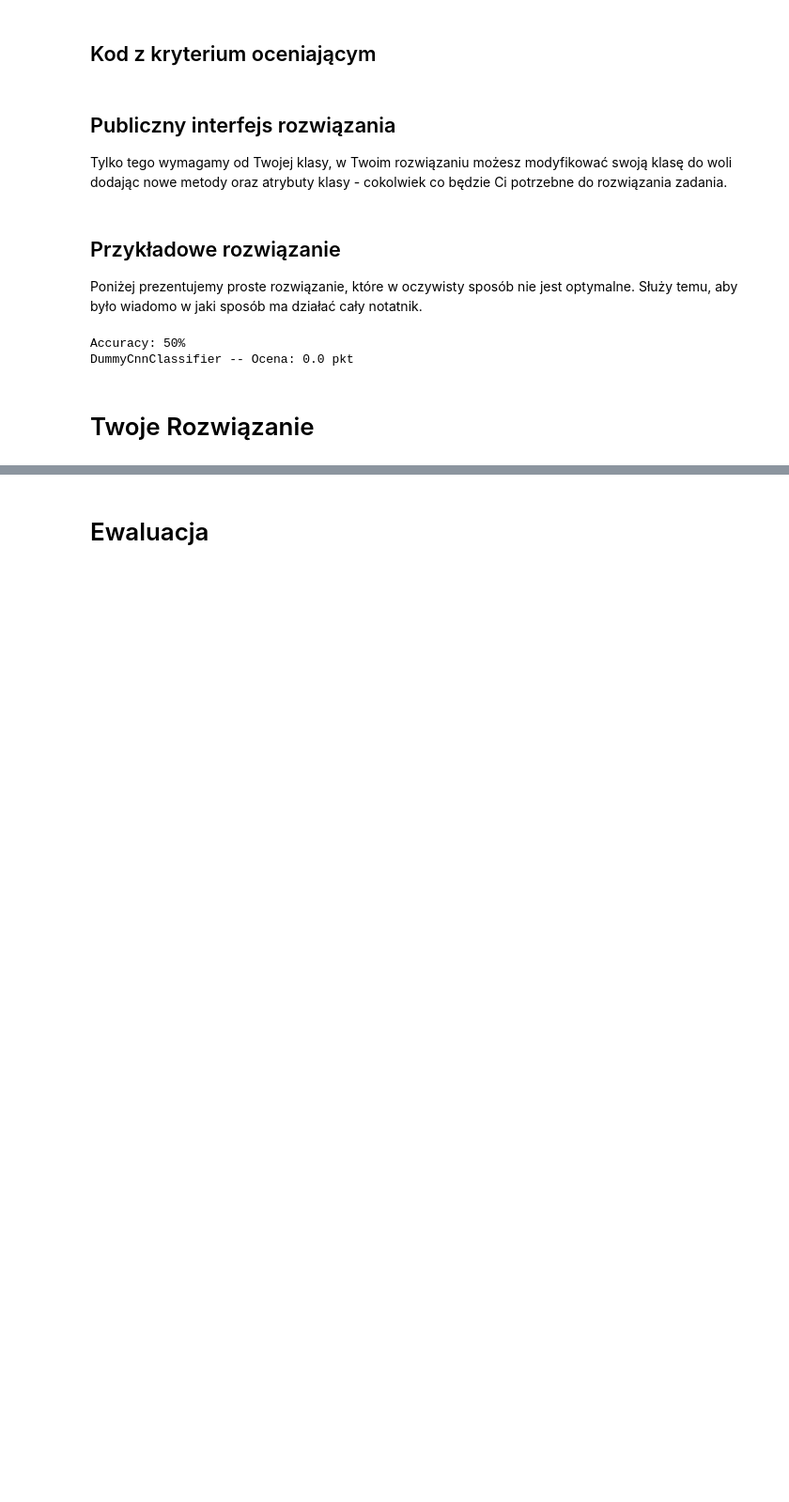
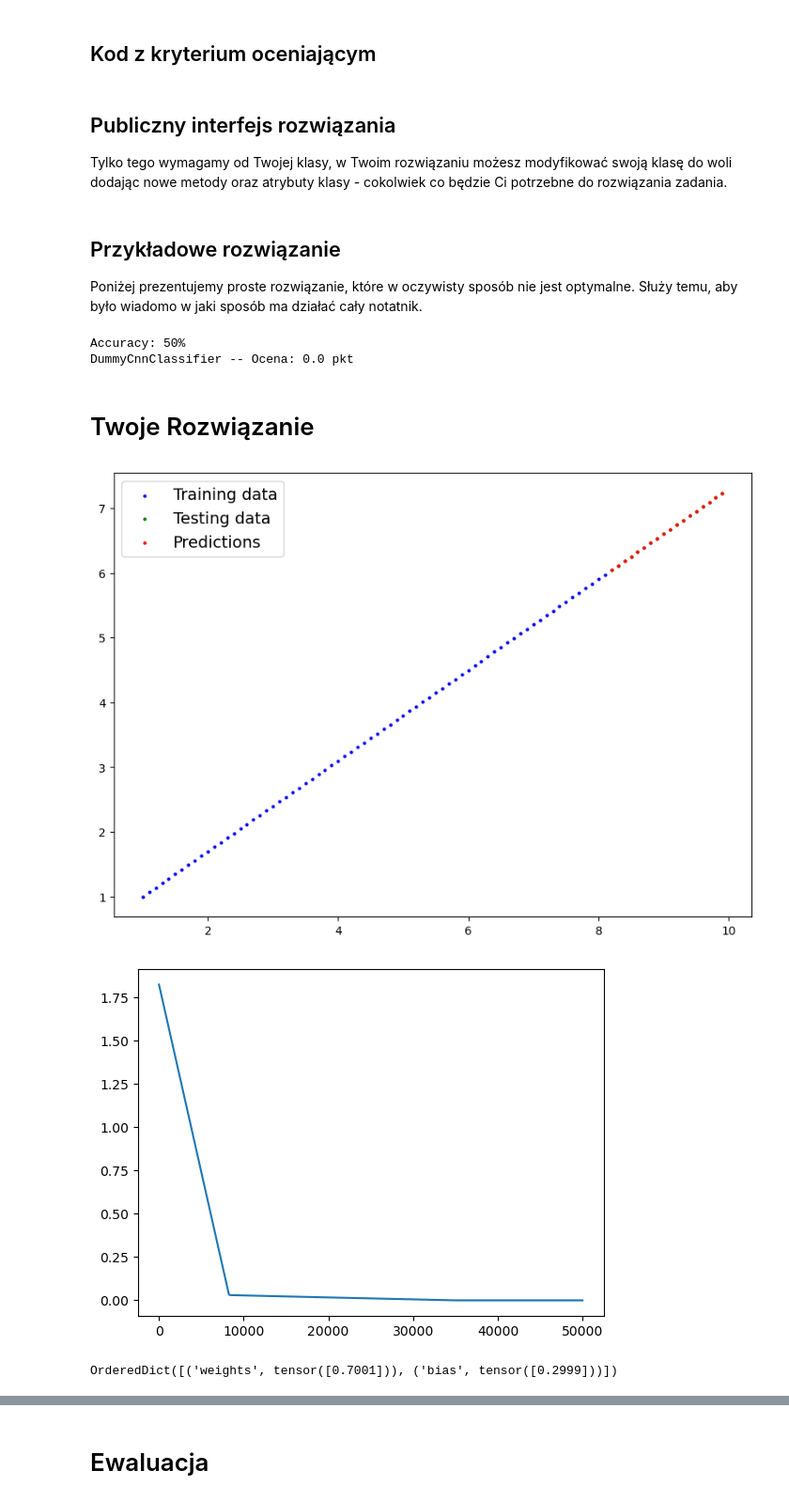
Before and after one commit to kacper-ziemecki/AI, a Jupyter notebook: Olimpida po polsku/niezbalansowana_klasyfikacja/niezbalansowana_klasyfikacja.ipynb, the cells around one changed output, grey strips where cells are left out. Shown at 94% size. Drawn from its saved outputs; the diff is of its cells as text; code cells hidden in the pictures; blank space fills up the shorter version.

```diff
--- a/Olimpida po polsku/niezbalansowana_klasyfikacja/niezbalansowana_klasyfikacja.ipynb
+++ b/Olimpida po polsku/niezbalansowana_klasyfikacja/niezbalansowana_klasyfikacja.ipynb
@@ -265,0 +211,57 @@ class YourCnnClassifier(nn.Module):
+# %%
+torch.manual_seed(42)
+weight = 0.7
+bias = 0.3
+epochs = 50000
+list_of_losses = []
+
+X = torch.arange(1, 10, 0.1)
+y = X*weight + bias
+X = X.unsqueeze(dim=1)
+
+train_split = int(0.8 * len(X))
+X_train, X_test = X[:train_split], X[train_split:]
+y_train, y_test = y[:train_split], y[train_split:]
+
+class LinearModel(nn.Module):
+    def __init__(self):
+        super().__init__()
+        self.weights = nn.Parameter(torch.randn(1, requires_grad=True, dtype=torch.float))
+        self.bias = nn.Parameter(torch.randn(1, requires_grad=True, dtype=torch.float))
+    def forward(self, x: torch.Tensor) -> torch.Tensor:
+        return self.weights * x + self.bias
+
+model = LinearModel()
+loss_fn = nn.L1Loss()
+optimizer = torch.optim.SGD(params=model.parameters(), lr=0.00001)
+
+for epoch in tqdm(range(epochs)):
+    model.train()
+    y_preds = model(X_train).squeeze()
+    loss = loss_fn(y_preds, y_train)
+    list_of_losses.append(loss.item())
+    optimizer.zero_grad()
+    loss.backward()
+    optimizer.step()
+
+def plot_prediction(train_data=X_train, train_labels=y_train, test_data=X_test, test_labels=y_test, predictions=None):
+    plt.figure(figsize=(10, 7))
+    plt.scatter(train_data, train_labels, c="b", s=4, label="Training data")
+    plt.scatter(test_data, test_labels, c="g", s=4, label="Testing data")
+    if(predictions is not None):
+        plt.scatter(test_data, predictions, c="r", s=4, label="Predictions")
+    plt.legend(prop={"size": 14})
+    plt.show()
+
+model.eval()
+with torch.inference_mode():
+    y_pred = model(X_test)
+    plot_prediction(predictions=y_pred)
+
+plt.plot(list_of_losses)
+plt.show()
+print(model.state_dict())
+# %% [output]
+[figure, added]
+[figure, added]
+OrderedDict([('weights', tensor([0.7001])), ('bias', tensor([0.2999]))])
```
Also changed, not shown: parts of 9 cells of this notebook, 9 other files.
